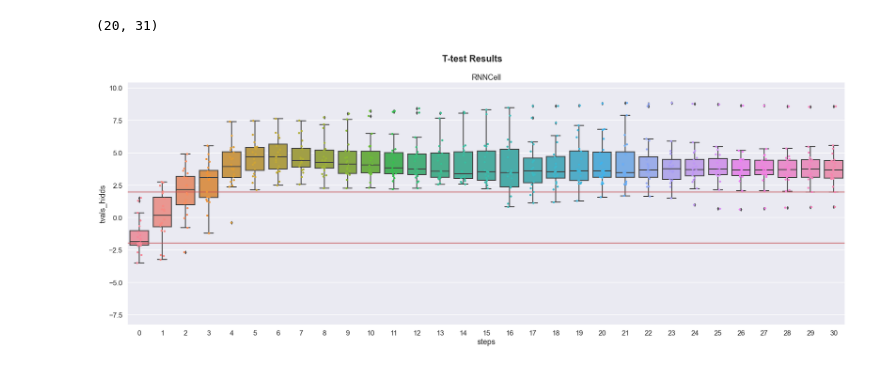
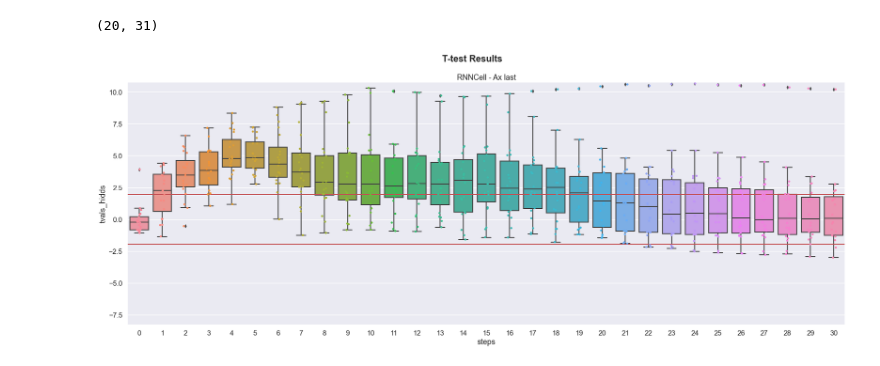
Before and after one commit to MaryZolfaghar/WCSLS, a Jupyter notebook: notebooks/resutls_ttest.ipynb, the cells around one changed output. Cells and saved outputs as stored; diff of their text form; code cells hidden in the pictures.

```diff
--- a/notebooks/resutls_ttest.ipynb
+++ b/notebooks/resutls_ttest.ipynb
@@ -13,8 +13,8 @@ sns.set_style("darkgrid")
 # sns.set_context("paper")
 sns.set_context("talk")
 # %%
-ctx_order = 'first'
-ctx_order_str = 'ctxF'
+ctx_order = 'last'
+ctx_order_str = 'ctxL'
 analyze_name = 'analyze_ttest'
 # %%
 with open('../../results/%s_results_mlp.P' %(analyze_name), 'rb') as f:
@@ -23,11 +23,12 @@ with open('../../results/%s_results_mlp.P' %(analyze_name), 'rb') as f:
 with open('../../results/%s_%s_results_rnn.P' %(analyze_name, ctx_order_str), 'rb') as f:
     rnn_results = pickle.load(f)
 
-with open('../../results/%s_%s_results_rnncell.P' %(analyze_name, ctx_order_str), 'rb') as f:
+with open('../../results/%s_%s_results_rnncell_init1.P' %(analyze_name, ctx_order_str), 'rb') as f:
     rnncell_results = pickle.load(f)
 
 
-with open('../../results/%s_results_stepwisemlp.P' %(analyze_name), 'rb') as f:
+# with open('../../results/%s_results_stepwisemlp.P' %(analyze_name), 'rb') as f:
+with open('../../results/%s_results_truncated_stepwisemlp.P' %(analyze_name), 'rb') as f:
     swmlp_results = pickle.load(f)
 # %%
 mlp_runs = dict_to_list(mlp_results, analyze_name)
@@ -180,31 +181,31 @@ t_hidds_rnncell.shape
 # %%
 n_runs, checkpoints = t_hidds_rnncell.shape
 
 fig, axs = plt.subplots(1, 1, figsize=(25,10))
 val_name = 'tvals_hidds'
 threshold = 1.96
 # RNN cell
 val = t_hidds_rnncell
 df = pd.DataFrame(val, columns= np.arange(checkpoints))
 df.insert(0, 'runs', np.arange(runs))
 df2 = pd.melt(df, id_vars=['runs'],var_name='steps', value_name=val_name)
 # plot
 ax = axs#[0][0]
 ax = sns.boxplot(x='steps', y=val_name, data=df2, ax=ax)
 ax = sns.stripplot(x='steps', y=val_name, data=df2, ax=ax)
-ax.set_title('RNNCell')
+ax.set_title('RNNCell - Ax %s' %(ctx_order))
 
 ax.axhline(y=threshold, color='r', linewidth=2)
 ax.axhline(y=-1*threshold, color='r', linewidth=2)
 ax.set_ylim([mi, mx])
 
 fig.suptitle('T-test Results', fontweight='bold')
 plt.tight_layout()
 plt.show()
 fig_str = '%s_ttest_results_rnncell_model_hidds' %(ctx_order_str)
 fig.savefig(('../../figures/' + fig_str + '.pdf'),
         bbox_inches = 'tight', pad_inches = 0)
 fig.savefig(('../../figures/' + fig_str + '.png'),
         bbox_inches = 'tight', pad_inches = 0)
 # %% [output]
-[figure, old version]
+[figure, new version]
```
Also changed, not shown: parts of 2 cells of this notebook, 9 other files.
